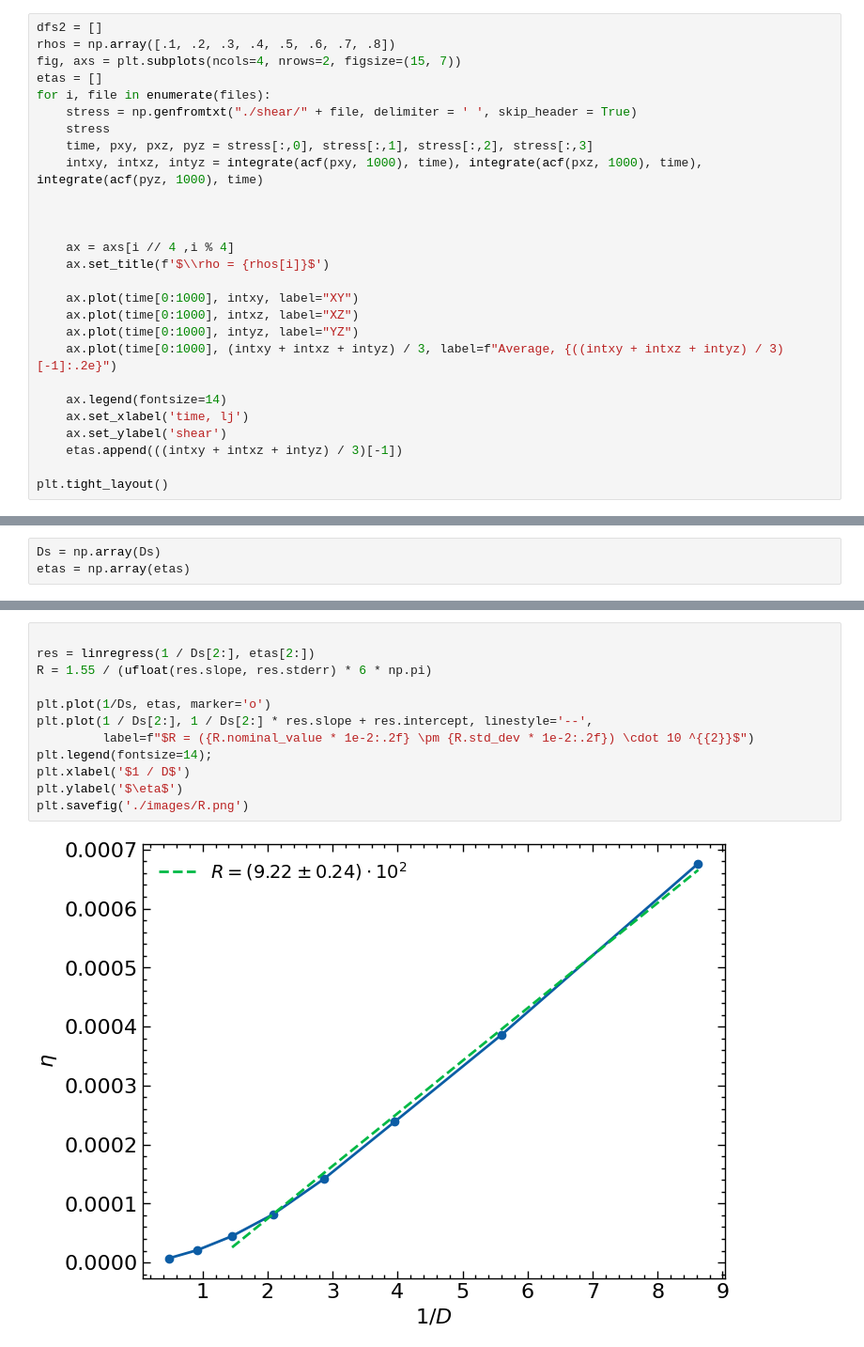
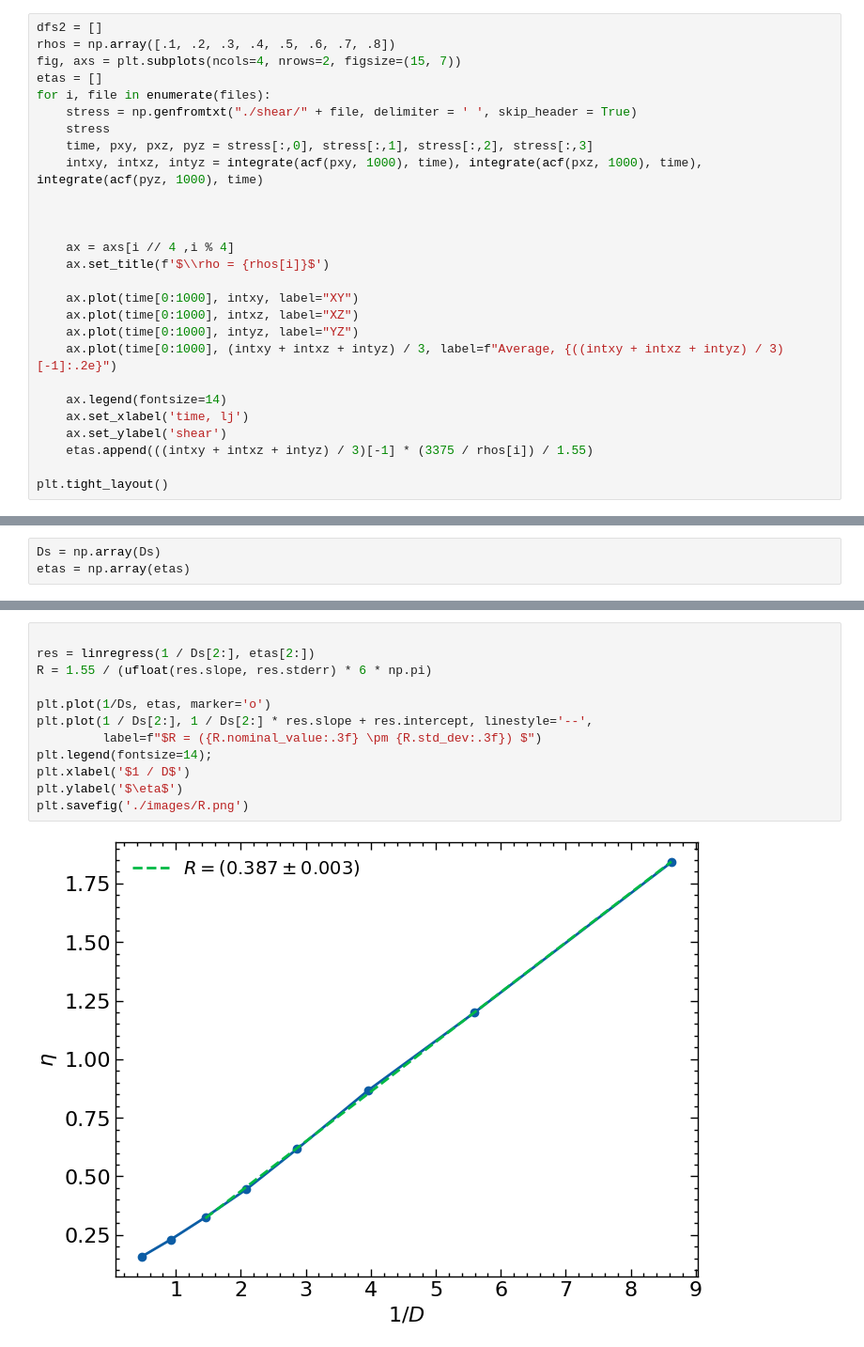
Before and after one commit to Masvelll/Statfiz, a Jupyter notebook: 3_DiffusionViscousity/main.ipynb, the cells around one changed output, grey strips where cells are left out. Shown at 94% size. Drawn from its saved outputs; the diff is of its cells as text.

```diff
--- a/3_DiffusionViscousity/main.ipynb
+++ b/3_DiffusionViscousity/main.ipynb
@@ -141,7 +141,7 @@ for i, file in enumerate(files):
     ax.legend(fontsize=14)
     ax.set_xlabel('time, lj')
     ax.set_ylabel('shear')
-    etas.append(((intxy + intxz + intyz) / 3)[-1])
+    etas.append(((intxy + intxz + intyz) / 3)[-1] * (3375 / rhos[i]) / 1.55)
 
 plt.tight_layout()
 # %% [output]
@@ -156,14 +158,14 @@ $$\text{slope} = \dfrac{6 \pi R}{kT}$$
 # %%
 
 res = linregress(1 / Ds[2:], etas[2:])
 R = 1.55 / (ufloat(res.slope, res.stderr) * 6 * np.pi)
 
 plt.plot(1/Ds, etas, marker='o')
 plt.plot(1 / Ds[2:], 1 / Ds[2:] * res.slope + res.intercept, linestyle='--',
-         label=f"$R = ({R.nominal_value * 1e-2:.2f} \pm {R.std_dev * 1e-2:.2f}) \cdot 10 ^{{2}}$")
+         label=f"$R = ({R.nominal_value:.3f} \pm {R.std_dev:.3f}) $")
 plt.legend(fontsize=14);
 plt.xlabel('$1 / D$')
 plt.ylabel('$\eta$')
 plt.savefig('./images/R.png')
 # %% [output]
-[figure, old version]
+[figure, new version]
```
Also changed, not shown: parts of 3 cells of this notebook, 2 other files.
